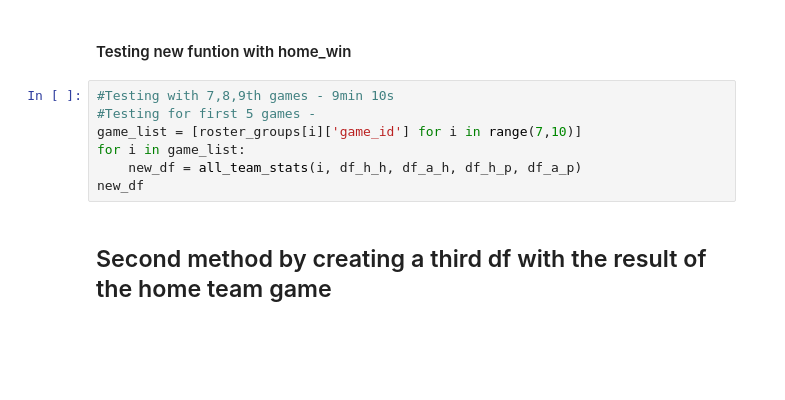
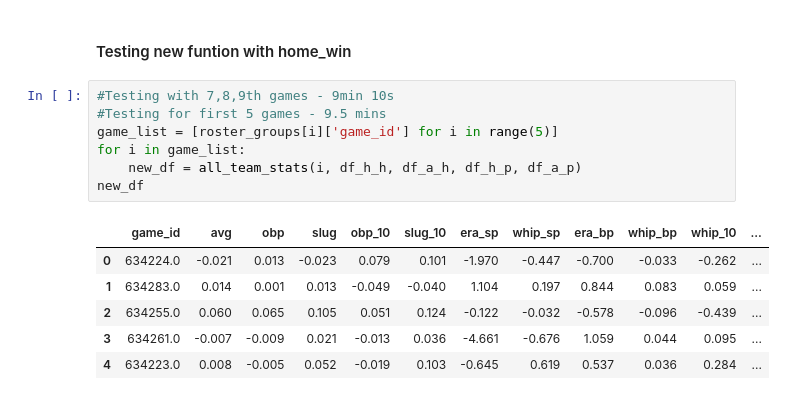
Before and after one commit to P-Smyth/Baseball-Stats-Project, a Jupyter notebook: Baseball Training Data.ipynb, the cells around one changed output. Drawn from its saved outputs; the diff is of its cells as text; blank space fills up the shorter version.

Commit message:
Reorganized and tested all_team_stats functions

```diff
--- a/Baseball Training Data.ipynb
+++ b/Baseball Training Data.ipynb
@@ -2846,10 +3571,15 @@ def all_team_stats(game_id, df_h_h, df_a_h, df_h_p, df_a_p):
 #### Testing new funtion with home_win
 # %%
 #Testing with 7,8,9th games - 9min 10s
-#Testing for first 5 games -
-game_list = [roster_groups[i]['game_id'] for i in range(7,10)]
+#Testing for first 5 games - 9.5 mins
+game_list = [roster_groups[i]['game_id'] for i in range(5)]
 for i in game_list:
     new_df = all_team_stats(i, df_h_h, df_a_h, df_h_p, df_a_p)
 new_df
+# %% [output]
+|  | game_id | avg | obp | slug | obp_10 | slug_10 | era_sp | whip_sp | era_bp | whip_bp | whip_10 | ... |
+| 0 | 634224.0 | -0.021 | 0.013 | -0.023 | 0.079 | 0.101 | -1.970 | -0.447 | -0.700 | -0.033 | -0.262 | ... |
+| 1 | 634283.0 | 0.014 | 0.001 | 0.013 | -0.049 | -0.040 | 1.104 | 0.197 | 0.844 | 0.083 | 0.059 | ... |
+| 2 | 634255.0 | 0.060 | 0.065 | 0.105 | 0.051 | 0.124 | -0.122 | -0.032 | -0.578 | -0.096 | -0.439 | ... |
+| 3 | 634261.0 | -0.007 | -0.009 | 0.021 | -0.013 | 0.036 | -4.661 | -0.676 | 1.059 | 0.044 | 0.095 | ... |
+| 4 | 634223.0 | 0.008 | -0.005 | 0.052 | -0.019 | 0.103 | -0.645 | 0.619 | 0.537 | 0.036 | 0.284 | ... |
-# %% [markdown]
-## Second method by creating a third df with the result of the home team game
```
Also changed, not shown: parts of 67 cells of this notebook.
